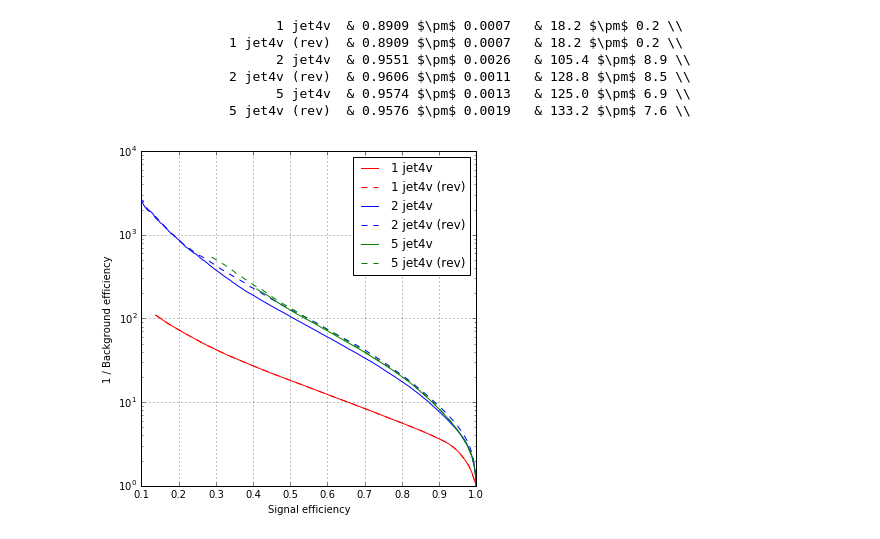
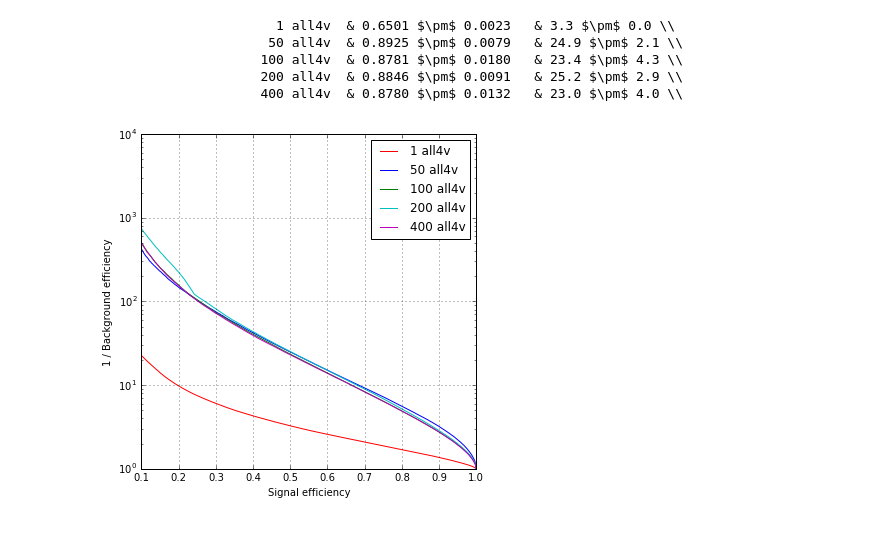
Before and after one commit to glouppe/recnn, a Jupyter notebook: notebooks/event-study.ipynb, the cells around one changed output. Saved outputs shown, nothing was run; the diff lists cells and outputs as text; code cells hidden in the pictures.

```diff
--- a/notebooks/event-study.ipynb
+++ b/notebooks/event-study.ipynb
@@ -119,17 +147,17 @@ plot_show()
 # %%
 for pattern, n_jets, label, color in [
-        ("antikt-seqpt-reversed", 1, "1 desc-$p_T$ jet", "r"),
-        ("antikt-seqpt-reversed", 2, "2 desc-$p_T$ jets", "b"),
-        ("antikt-seqpt-reversed", 5, "5 desc-$p_T$ jets", "g")
+        ("jet4v", 1, "1 jet4v", "r"),
+        ("jet4v", 2, "2 jet4v", "b"),
+        ("jet4v", 5, "5 jet4v", "g")
     ]:
 
-    r, f, t = evaluate_models("../models/event-study/predictions/predictions-e-full-%s-%d-*.pickle" % (pattern, n_jets))
+#     r, f, t = evaluate_models("../models/event-study/predictions/predictions-e-4v-%s-%d-*.pickle" % (pattern, n_jets))
+#     plot_rocs(r, f, t, label=label, color=color, show_all=False)
+#     report_score(r, f, t, label=label, latex=True)
+
+    r, f, t = evaluate_models("../models/event-study/predictions-reversed/predictions-e-4v-%s-%d-*.pickle" % (pattern, n_jets))
     plot_rocs(r, f, t, label=label, color=color, show_all=False)
     report_score(r, f, t, label=label, latex=True)
 
-    r, f, t = evaluate_models("../models/event-study/predictions-reversed/predictions-e-full-%s-%d-*.pickle" % (pattern, n_jets))
-    plot_rocs(r, f, t, label=label + " (rev)", color=color + "--", show_all=False)
-    report_score(r, f, t, label=label + " (rev)", latex=True)
-
 plot_show()
 # %% [output]
@@ -143,24 +168,25 @@ plot_show()
 # %%
 for pattern, n_jets, label, color in [
-        ("jet4v", 1, "1 jet4v", "r"),
-        ("jet4v", 2, "2 jet4v", "b"),
-        ("jet4v", 5, "5 jet4v", "g")
+        ("all4v", 1, "1 all4v", "r"),
+        ("all4v", 50, "50 all4v", "b"),
+        ("all4v", 100, "100 all4v", "g"),
+        ("all4v", 200, "200 all4v", "c"),
+        ("all4v", 400, "400 all4v", "m")
     ]:
 
-    r, f, t = evaluate_models("../models/event-study/predictions/predictions-e-4v-%s-%d-*.pickle" % (pattern, n_jets))
+#     r, f, t = evaluate_models("../models/event-study/predictions/predictions-e-4v-%s-%d-*.pickle" % (pattern, n_jets))
+#     plot_rocs(r, f, t, label=label, color=color, show_all=False)
+#     report_score(r, f, t, label=label, latex=True)
+
+    r, f, t = evaluate_models("../models/event-study/predictions-reversed/predictions-e-4v-%s-%d-*.pickle" % (pattern, n_jets))
     plot_rocs(r, f, t, label=label, color=color, show_all=False)
     report_score(r, f, t, label=label, latex=True)
 
-    r, f, t = evaluate_models("../models/event-study/predictions-reversed/predictions-e-4v-%s-%d-*.pickle" % (pattern, n_jets))
-    plot_rocs(r, f, t, label=label + " (rev)", color=color + "--", show_all=False)
-    report_score(r, f, t, label=label + " (rev)", latex=True)
-
 plot_show()
 # %% [output]
-                       1 jet4v  & 0.8909 $\pm$ 0.0007   & 18.2 $\pm$ 0.2 \\
-                 1 jet4v (rev)  & 0.8909 $\pm$ 0.0007   & 18.2 $\pm$ 0.2 \\
-                       2 jet4v  & 0.9551 $\pm$ 0.0026   & 105.4 $\pm$ 8.9 \\
-                 2 jet4v (rev)  & 0.9606 $\pm$ 0.0011   & 128.8 $\pm$ 8.5 \\
-                       5 jet4v  & 0.9574 $\pm$ 0.0013   & 125.0 $\pm$ 6.9 \\
-                 5 jet4v (rev)  & 0.9576 $\pm$ 0.0019   & 133.2 $\pm$ 7.6 \\
+                       1 all4v  & 0.6501 $\pm$ 0.0023   & 3.3 $\pm$ 0.0 \\
+                      50 all4v  & 0.8925 $\pm$ 0.0079   & 24.9 $\pm$ 2.1 \\
+                     100 all4v  & 0.8781 $\pm$ 0.0180   & 23.4 $\pm$ 4.3 \\
+                     200 all4v  & 0.8846 $\pm$ 0.0091   & 25.2 $\pm$ 2.9 \\
+                     400 all4v  & 0.8780 $\pm$ 0.0132   & 23.0 $\pm$ 4.0 \\
-[figure, old version]
+[figure, new version]
```
Also changed, not shown: parts of 4 cells of this notebook, 2 other files.
